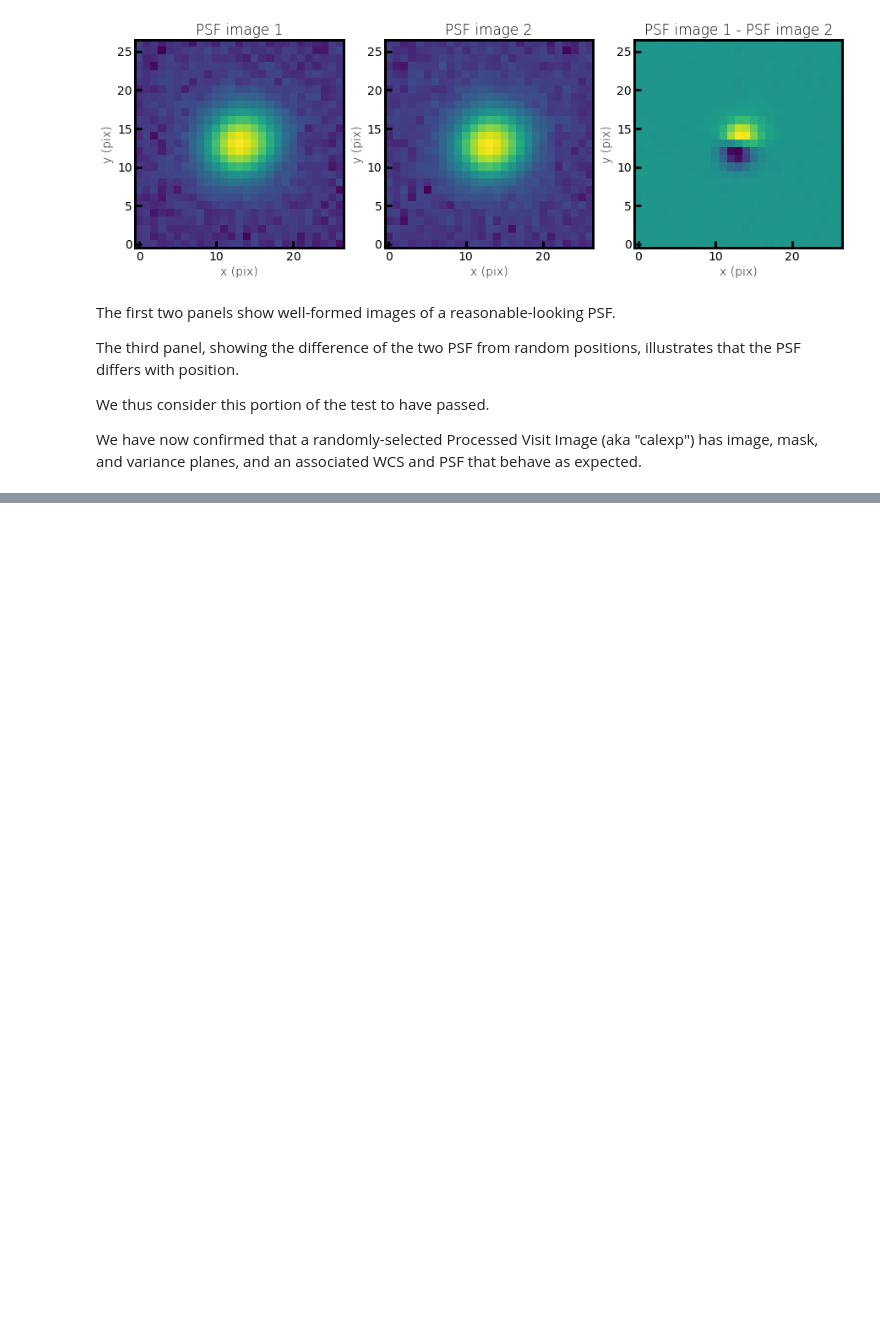
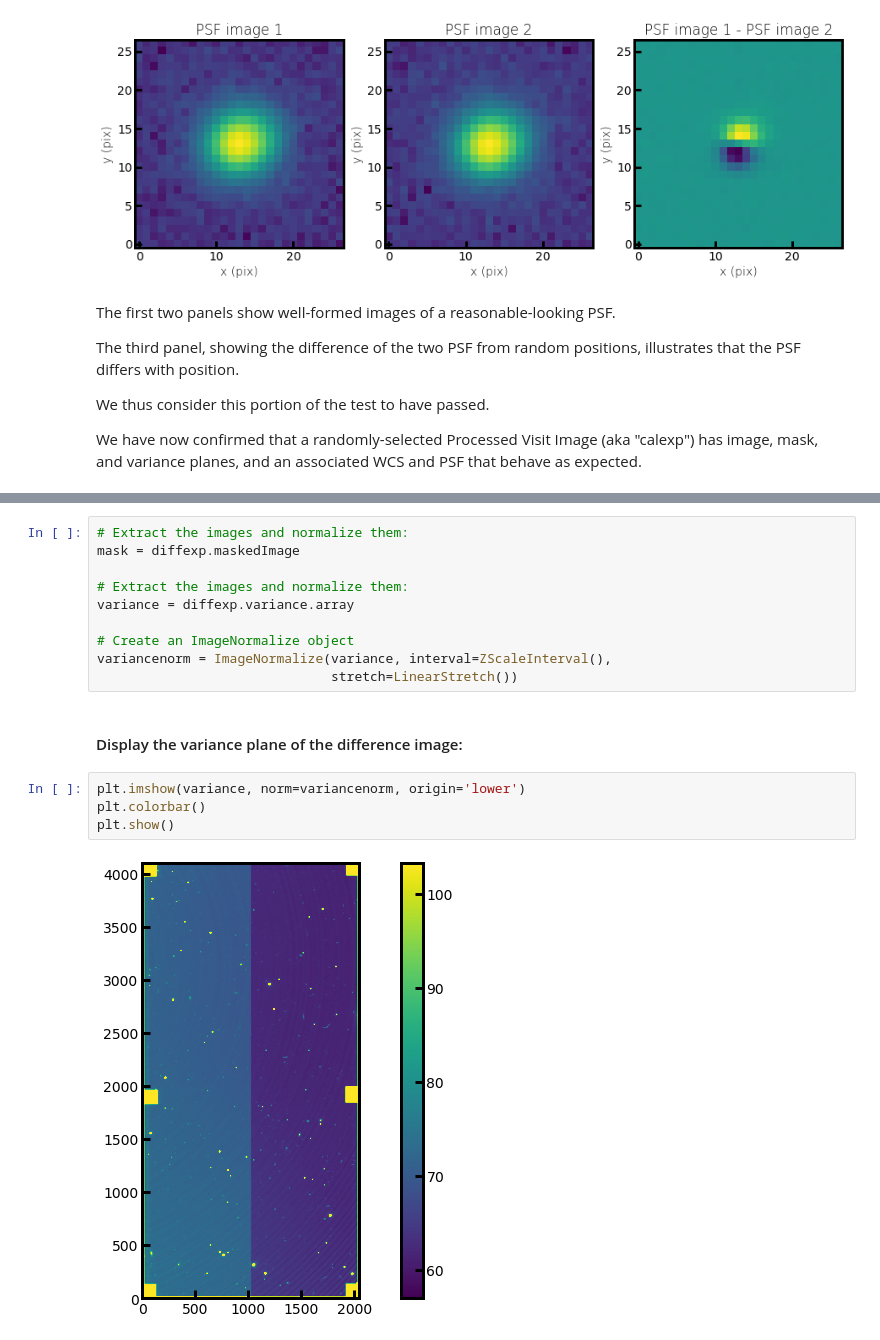
Before and after one commit to lsst-dm/DMTR-261, a Jupyter notebook: executions/LVV-T38_T42/test_LVV-T38_42.ipynb, the cells around one changed output, grey strips where cells are left out. Cells and saved outputs as stored; diff of their text form; blank space fills up the shorter version.

```diff
--- a/executions/LVV-T38_T42/test_LVV-T38_42.ipynb
+++ b/executions/LVV-T38_T42/test_LVV-T38_42.ipynb
@@ -250,0 +283,18 @@ We have now confirmed that a randomly-selected Processed Visit Image (aka "calex
+# %%
+# Extract the images and normalize them:
+mask = diffexp.maskedImage
+
+# Extract the images and normalize them:
+variance = diffexp.variance.array
+
+# Create an ImageNormalize object
+variancenorm = ImageNormalize(variance, interval=ZScaleInterval(),
+                              stretch=LinearStretch())
+# %% [markdown]
+#### Display the variance plane of the difference image:
+# %%
+plt.imshow(variance, norm=variancenorm, origin='lower')
+plt.colorbar()
+plt.show()
+# %% [output]
+[figure, added]
```
Also changed, not shown: parts of 19 cells of this notebook.
